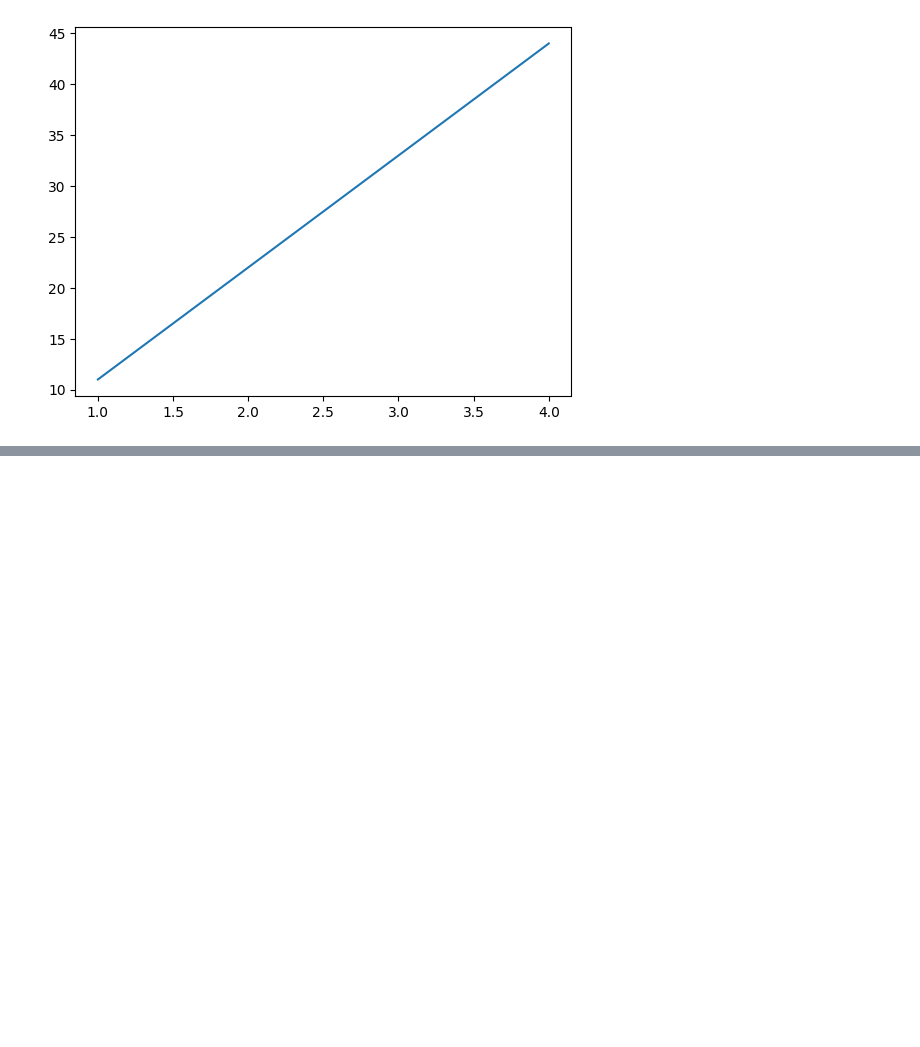
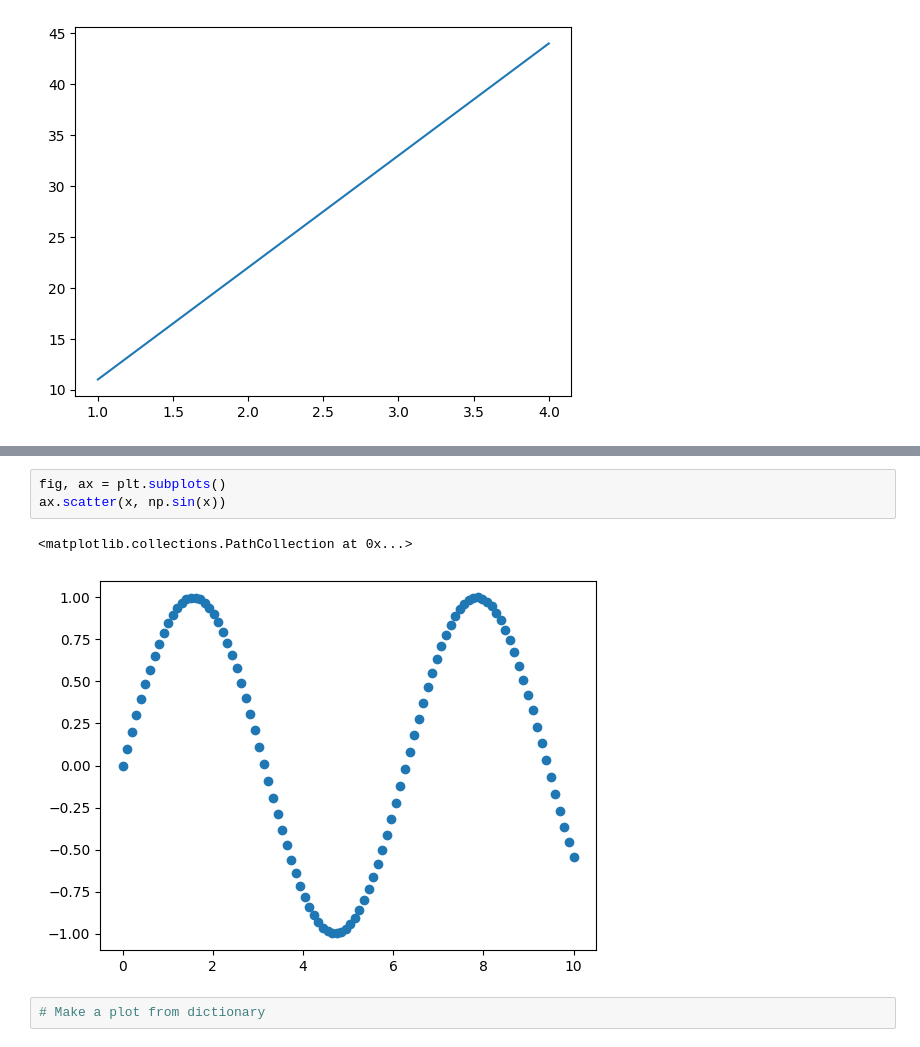
Before and after one commit to kis619/first_jupyter, a Jupyter notebook: Learning_matplotlib_ztm.ipynb, the cells around one changed output, grey strips where cells are left out. Cells and saved outputs as stored; diff of their text form; blank space fills up the shorter version.

```diff
--- a/Learning_matplotlib_ztm.ipynb
+++ b/Learning_matplotlib_ztm.ipynb
@@ -43,0 +122,8 @@ ax.plot(x, y);
+# %%
+fig, ax = plt.subplots()
+ax.scatter(x, np.sin(x))
+# %% [output]
+<matplotlib.collections.PathCollection at 0x...>
+[figure, added]
+# %%
+# Make a plot from dictionary
```
Also changed, not shown: parts of 36 cells of this notebook, 1 other file.
